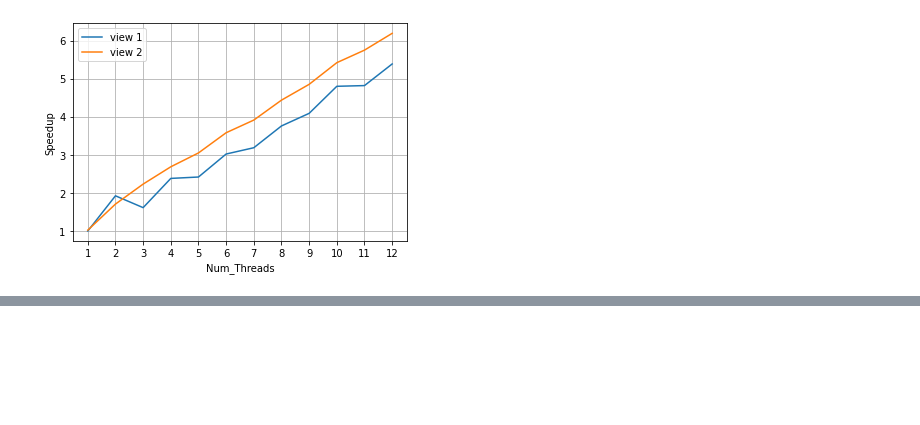
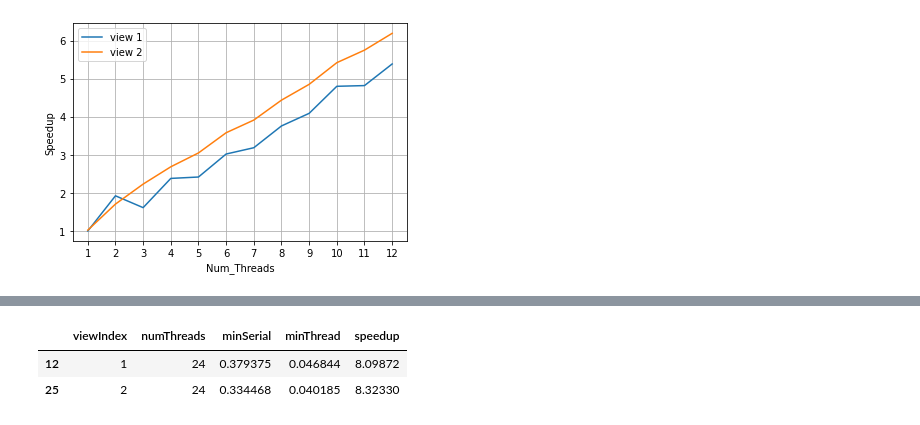
Before and after one commit to DeeDive/CS149-Asst1, a Jupyter notebook: prog1_mandelbrot_threads/plot.ipynb, the cells around one changed output, grey strips where cells are left out. Drawn from its saved outputs; the diff is of its cells as text; code cells hidden in the pictures; blank space fills up the shorter version.

```diff
--- a/prog1_mandelbrot_threads/plot.ipynb
+++ b/prog1_mandelbrot_threads/plot.ipynb
@@ -56,0 +118,6 @@ To confirm.
+# %%
+df2[df2["numThreads"]==24]
+# %% [output]
+|  | viewIndex | numThreads | minSerial | minThread | speedup |
+| 12 | 1 | 24 | 0.379375 | 0.046844 | 8.09872 |
+| 25 | 2 | 24 | 0.334468 | 0.040185 | 8.32330 |
```
Also changed, not shown: parts of 9 cells of this notebook, 7 other files.
